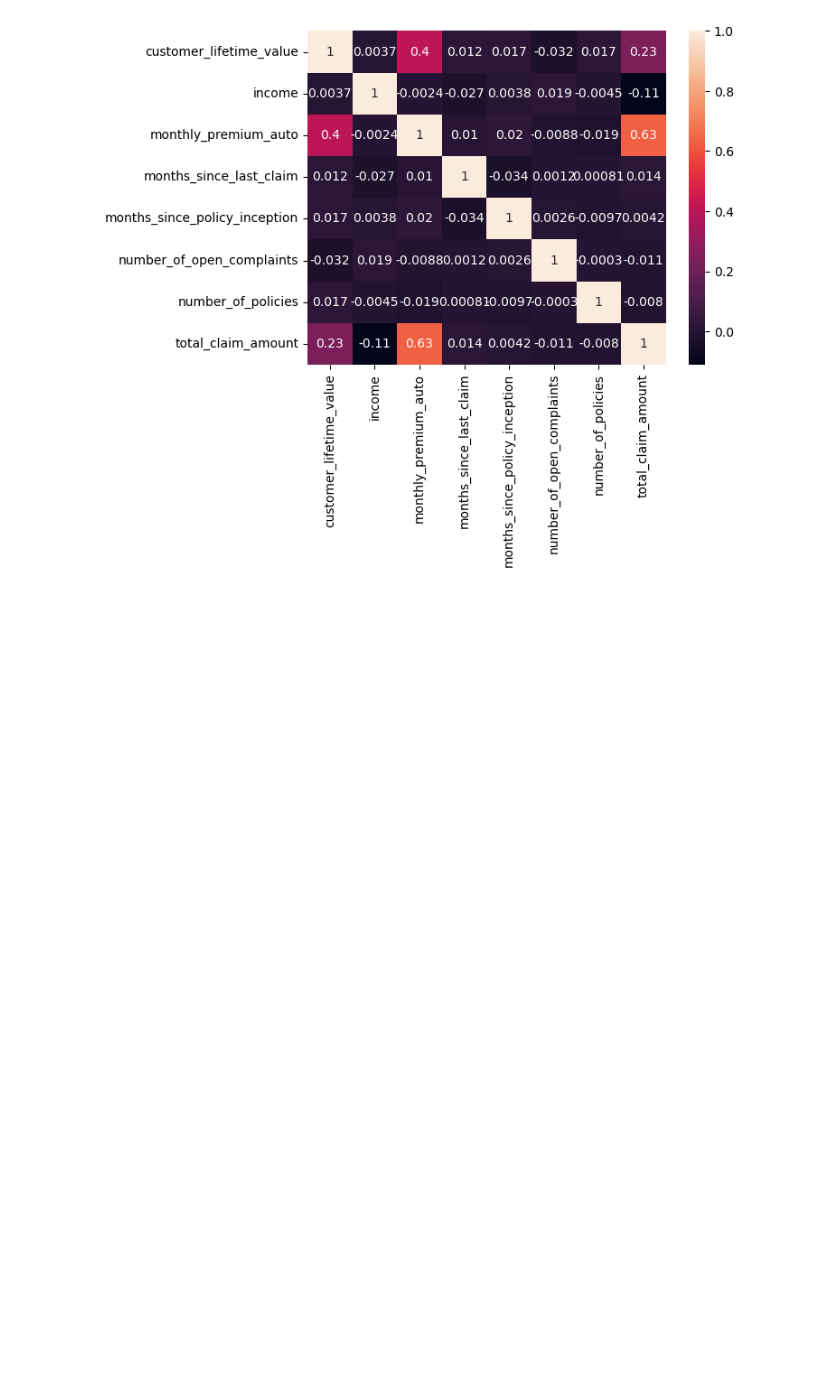
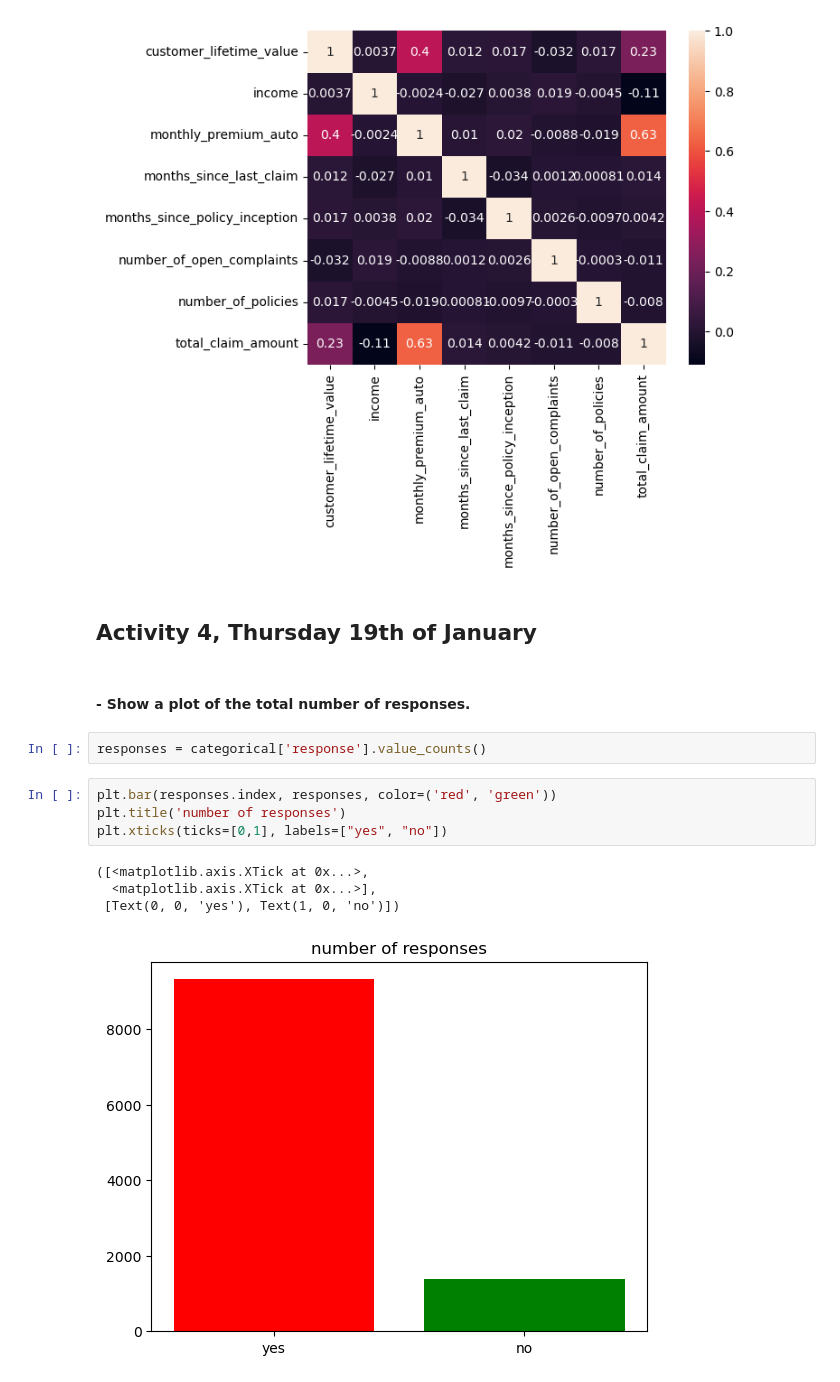
Before and after one commit to MLB-95/IH_LABS, a Jupyter notebook: LABS/week2/Customer Analysis Case Study (Act.3 & 4).ipynb, the cells around one changed output. Cells and saved outputs as stored; diff of their text form; blank space fills up the shorter version.

```diff
--- a/LABS/week2/Customer Analysis Case Study (Act.3 & 4).ipynb
+++ b/LABS/week2/Customer Analysis Case Study (Act.3 & 4).ipynb
@@ -156,3 +181,18 @@ sns.heatmap(numerical.corr(),annot=True)
 # %% [output]
 <AxesSubplot:>
 [figure]
+# %% [markdown]
+## Activity 4, Thursday 19th of January
+# %% [markdown]
+#### - Show a plot of the total number of responses.
+# %%
+responses = categorical['response'].value_counts()
+# %%
+plt.bar(responses.index, responses, color=('red', 'green'))
+plt.title('number of responses')
+plt.xticks(ticks=[0,1], labels=["yes", "no"])
+# %% [output]
+([<matplotlib.axis.XTick at 0x...>,
+  <matplotlib.axis.XTick at 0x...>],
+ [Text(0, 0, 'yes'), Text(1, 0, 'no')])
+[figure, added]
```
Also changed, not shown: parts of 16 cells of this notebook.
